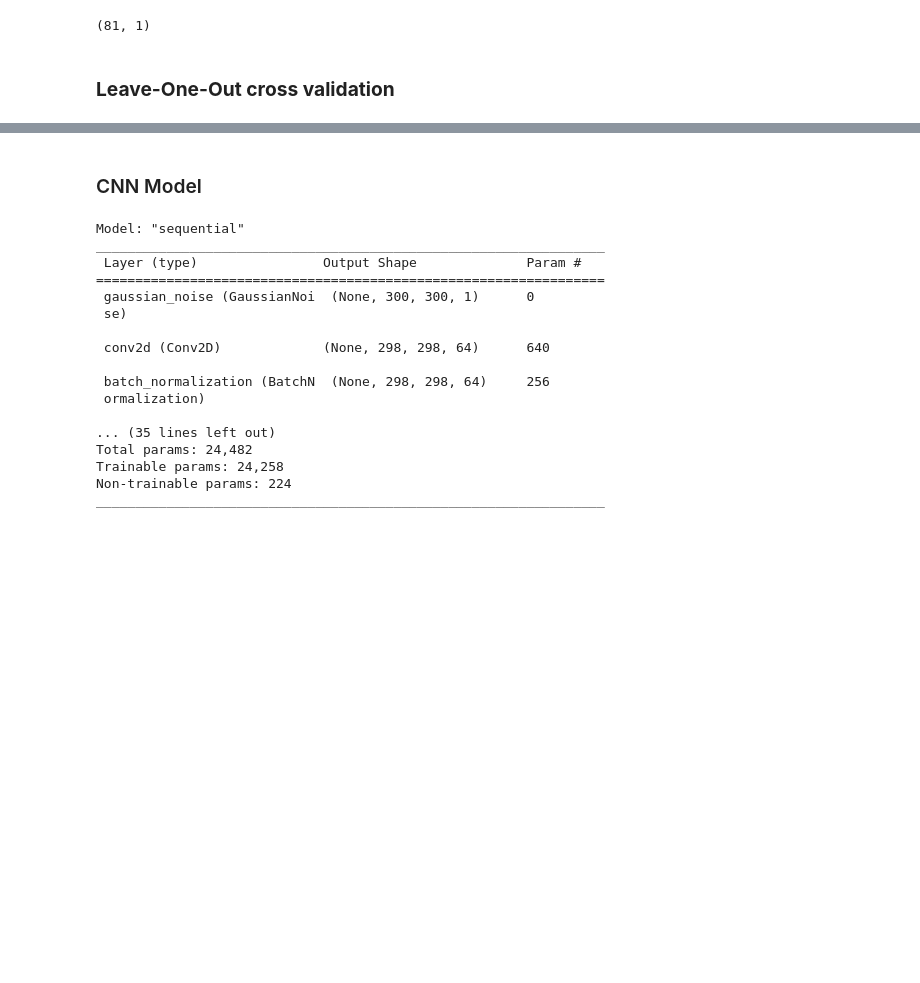
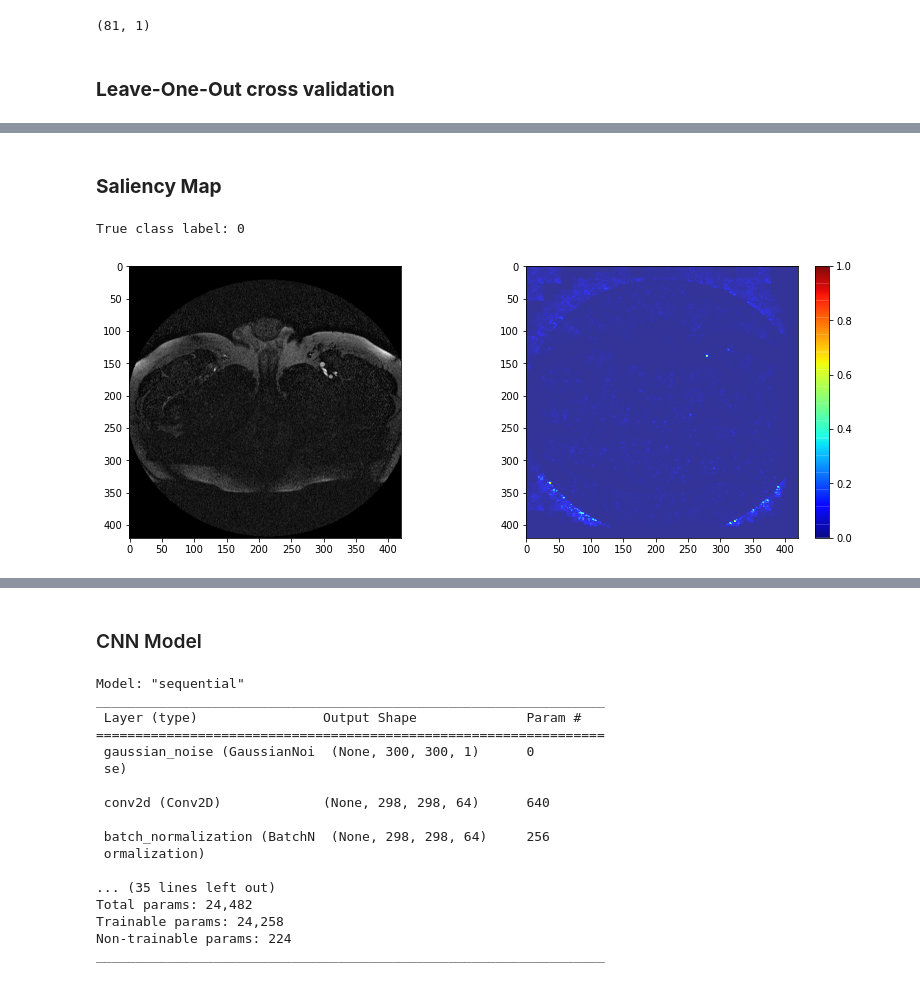
Before and after one commit to Majid-Sohrabi/PINN-medical-diagnostic, a Jupyter notebook: PINN-medical-diagnostic02.ipynb, the cells around one changed output, grey strips where cells are left out. Saved outputs shown, nothing was run; the diff lists cells and outputs as text; code cells hidden in the pictures; blank space fills up the shorter version.

Commit message:
saliency map

```diff
--- a/PINN-medical-diagnostic02.ipynb
+++ b/PINN-medical-diagnostic02.ipynb
@@ -256,0 +290,39 @@ Avg test accuracy: 67.85714427630107
+# %% [markdown]
+### **Saliency Map**
+# %%
+def seliency(_img, model):
+
+  #preprocess image to get it into the right format for the model
+  img = keras.preprocessing.image.img_to_array(_img)
+  img = img.reshape((1, *img.shape))
+  y_pred = model.predict(img)
+
+  images = tf.Variable(img, dtype=float)
+  with tf.GradientTape() as tape:
+      pred = model(images, training=False)
+      class_idxs_sorted = np.argsort(pred.numpy().flatten())[::-1]
+      loss = pred[0][class_idxs_sorted[0]]
+
+  grads = tape.gradient(loss, images)
+  dgrad_abs = tf.math.abs(grads)
+
+  dgrad_max_ = np.max(dgrad_abs, axis=3)[0]
+
+  ## normalize to range between 0 and 1
+  arr_min, arr_max  = np.min(dgrad_max_), np.max(dgrad_max_)
+  grad_eval = (dgrad_max_ - arr_min) / (arr_max - arr_min + 1e-18)
+
+  fig, axes = plt.subplots(1,2,figsize=(14,5))
+  axes[0].imshow(_img, cmap='gray')
+  i = axes[1].imshow(grad_eval,cmap="jet", alpha=0.8)
+  fig.colorbar(i)
+# %%
+# Class 0 --> random_list_class0
+sample_no = 40
+print(f"True class label: {np.argmax(y_test.values, axis=1)[sample_no]}\n\n")
+
+_img = X_test[sample_no]
+seliency(_img, cnn_)
+# %% [output]
+True class label: 0
+[figure, added]
```
Also changed, not shown: parts of 16 cells of this notebook.
